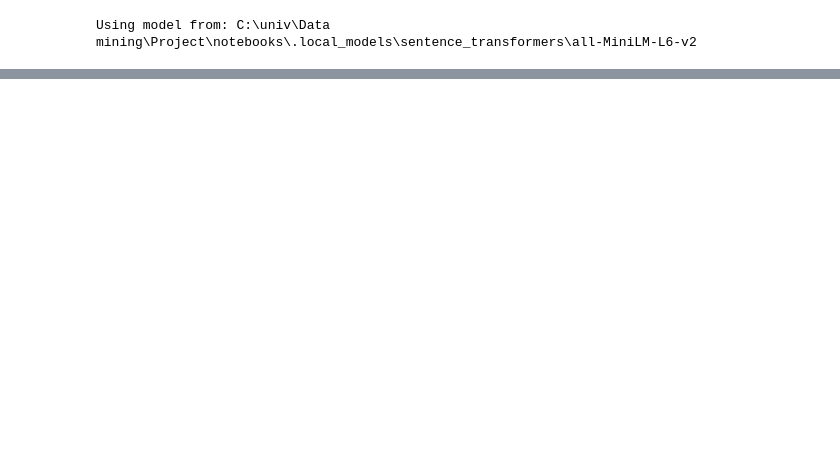
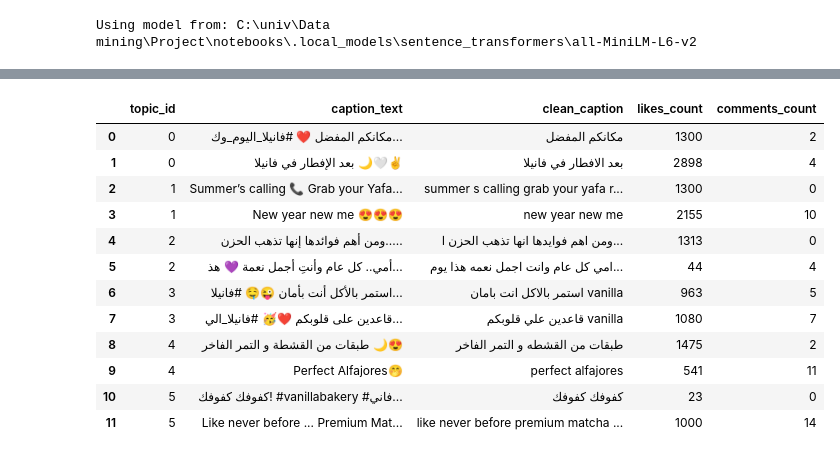
Before and after one commit to Mohammad-Nabulsi/marketing, a Jupyter notebook: notebooks/Untitled9.ipynb, the cells around one changed output, grey strips where cells are left out. Cells and saved outputs as stored; diff of their text form; code cells hidden in the pictures; blank space fills up the shorter version.

```diff
--- a/notebooks/Untitled9.ipynb
+++ b/notebooks/Untitled9.ipynb
@@ -139,0 +283,15 @@ topic_model.get_topic(0)
+# %%
+info = topic_model.get_topic_info()
+non_outlier_topics = info[info["Topic"] != -1]["Topic"].tolist()
+
+print("Number of non-outlier topics:", len(non_outlier_topics))
+print(non_outlier_topics)
+
+if len(non_outlier_topics) >= 3:
+    topic_model.visualize_topics(topics=non_outlier_topics)
+else:
+    print("Too few topics for intertopic map. Showing barchart instead.")
+    topic_model.visualize_barchart(
+        topics=non_outlier_topics,
+        top_n_topics=len(non_outlier_topics)
+    )
@@ -143,0 +379,42 @@ topic_model.visualize_barchart(top_n_topics=10)
+# %%
+df = df.copy()
+df["topic_id"] = topics
+
+rows = []
+
+for topic_id, group in df[df["topic_id"] != -1].groupby("topic_id"):
+    sample = group.sample(min(2, len(group)), random_state=42)
+    rows.append(sample)
+
+topic_samples = pd.concat(rows, ignore_index=True)
+
+sample_cols = [
+    "topic_id",
+    "caption_text",
+    "clean_caption",
+    "view_rate",
+    "engagement_rate",
+    "likes_count",
+    "comments_count"
+]
+
+sample_cols = [c for c in sample_cols if c in topic_samples.columns]
+
+topic_samples = topic_samples.sort_values("topic_id")[sample_cols]
+
+pd.set_option("display.max_colwidth", 300)
+topic_samples
+# %% [output]
+|  | topic_id | caption_text | clean_caption | likes_count | comments_count |
+| 0 | 0 | مكانكم المفضل ❤️ #فانيلا_اليوم_وك... | مكانكم المفضل | 1300 | 2 |
+| 1 | 0 | بعد الإفطار في فانيلا 🌙🤍✌️ | بعد الافطار في فانيلا | 2898 | 4 |
+| 2 | 1 | Summer’s calling 📞 Grab your Yafa... | summer s calling grab your yafa r... | 1300 | 0 |
+| 3 | 1 | New year new me 😍😍😍 | new year new me | 2155 | 10 |
+| 4 | 2 | ومن أهم فوائدها إنها تذهب الحزن..... | ومن اهم فوايدها انها تذهب الحزن ا... | 1313 | 0 |
+| 5 | 2 | أمي.. كل عام وأنتِ أجمل نعمة 💜 هذ... | امي كل عام وانت اجمل نعمه هذا يوم... | 44 | 4 |
+| 6 | 3 | استمر بالأكل أنت بأمان 😜🤤 #فانيلا... | استمر بالاكل انت بامان vanilla | 963 | 5 |
+| 7 | 3 | قاعدين على قلوبكم ❤️🥳 #فانيلا_الي... | قاعدين علي قلوبكم vanilla | 1080 | 7 |
+| 8 | 4 | طبقات من القشطة و التمر الفاخر 🌙😍 | طبقات من القشطه و التمر الفاخر | 1475 | 2 |
+| 9 | 4 | Perfect Alfajores🤭 | perfect alfajores | 541 | 11 |
+| 10 | 5 | كفوفك كفوفك! #vanillabakery #فاني... | كفوفك كفوفك | 23 | 0 |
+| 11 | 5 | Like never before ... Premium Mat... | like never before premium matcha ... | 1000 | 14 |
```
Also changed, not shown: parts of 19 cells of this notebook, 26 other files.
